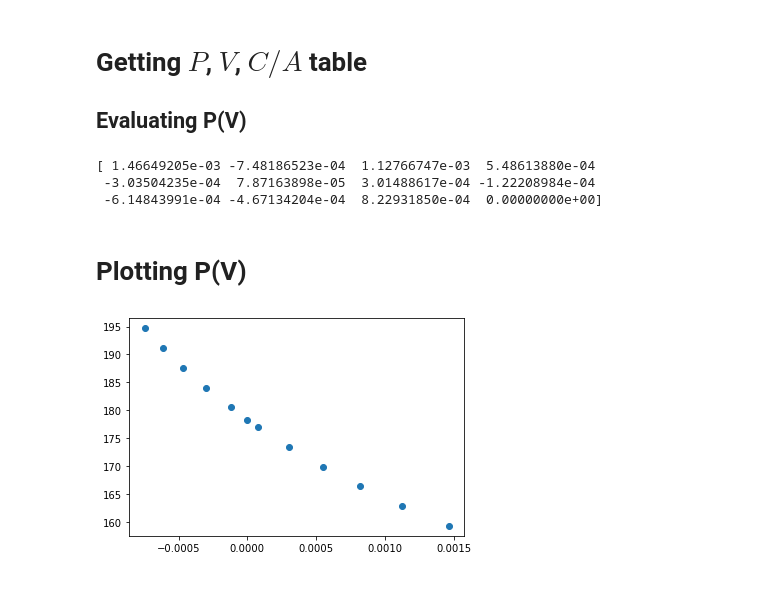
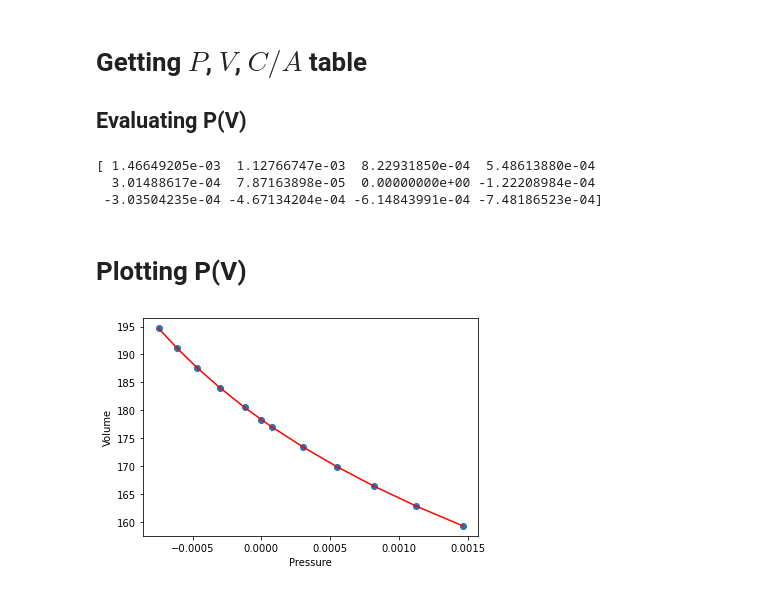
Before and after one commit to marcocarmonaga/MoB_2-Study-Properties_ELK_code, a Jupyter notebook: MoB_2_project/Docs/Python_files/2021-10-29-QR_factorization_applied_to_a_estructural_problem_[using_Python].ipynb, the cells around one changed output. Cells and saved outputs as stored; diff of their text form; code cells hidden in the pictures.

```diff
--- a/MoB_2_project/Docs/Python_files/2021-10-29-QR_factorization_applied_to_a_estructural_problem_[using_Python].ipynb
+++ b/MoB_2_project/Docs/Python_files/2021-10-29-QR_factorization_applied_to_a_estructural_problem_[using_Python].ipynb
@@ -60,11 +60,11 @@ data = np.loadtxt('/home/marcocarmonaga/Documents/Elk_projects/MoB_2_project/c_a
 
 # Extracting volume values from file before
 V = data[:,0]
-V=np.array(V)
+V = sorted(V)
 
 # Extracting c/a values from file before
 C_A = data[:,1]
-C_A=np.array(C_A)
+C_A = sorted(C_A)
 # %% [markdown]
 <p style="text-align:justify">Currently, let’s focus on the next line:</p>
 
@@ -168,18 +168,21 @@ B_prime = 4.190756356
 def P(V):
     return (3 * B_0 / 2)*((V0/V)**(7/3)-(V0/V)**(5/3))*(1+(3/4)*(B_prime-4)*((V0/V)**(2/3)-1))
 
-P = [P(v) for v in V]
-P = np. array(P)
-print(P)
+PRESSURE = [P(v) for v in V]
+PRESSURE = np. array(PRESSURE)
+print(PRESSURE)
 # %% [output]
-[ 1.46649205e-03 -7.48186523e-04  1.12766747e-03  5.48613880e-04
- -3.03504235e-04  7.87163898e-05  3.01488617e-04 -1.22208984e-04
- -6.14843991e-04 -4.67134204e-04  8.22931850e-04  0.00000000e+00]
+[ 1.46649205e-03  1.12766747e-03  8.22931850e-04  5.48613880e-04
+  3.01488617e-04  7.87163898e-05  0.00000000e+00 -1.22208984e-04
+ -3.03504235e-04 -4.67134204e-04 -6.14843991e-04 -7.48186523e-04]
 # %% [markdown]
 # Plotting P(V)
 # %%
 fig, ax = plt.subplots()
-ax.scatter(P,V)
+ax.scatter(PRESSURE,V)
+ax.plot(PRESSURE, V, color='r')
+plt.xlabel('Pressure')
+plt.ylabel('Volume')
 plt.show()
 # %% [output]
-[figure, old version]
+[figure, new version]
```
Also changed, not shown: parts of 4 cells of this notebook, 1 other file.
